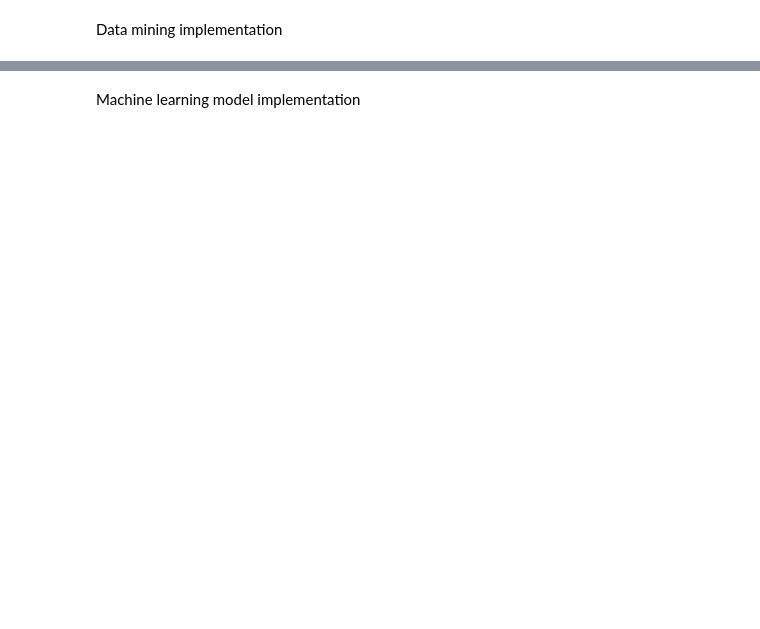
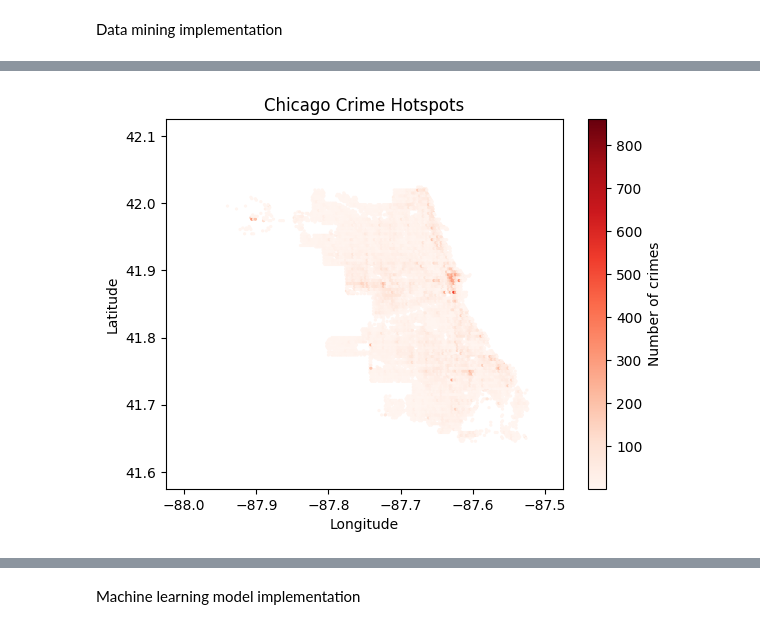
Before and after one commit to hhhzs/Chicago-Crime-Analysis, a Jupyter notebook: CS483_Final_Project_Crime_Analysis.ipynb, the cells around one changed output, grey strips where cells are left out. Saved outputs shown, nothing was run; the diff lists cells and outputs as text; code cells hidden in the pictures; blank space fills up the shorter version.

```diff
--- a/CS483_Final_Project_Crime_Analysis.ipynb
+++ b/CS483_Final_Project_Crime_Analysis.ipynb
@@ -64,0 +208,20 @@ Data mining implementation
+# %%
+# extract the latitude and longitude information from the DataFrame
+
+# X = df_clean[['LATITUDE', 'LONGITUDE']].values - Original
+#X = df[['LATITUDE', 'LONGITUDE']].values #for final.csv
+X = df[['Latitude', 'Longitude']].values
+
+# create a hexbin plot of the crime hotspots
+plt.hexbin(x=X[:, 1], y=X[:, 0], gridsize=200, cmap='Reds', mincnt=1, extent=[-88.0, -87.5, 41.6, 42.1])
+plt.title('Chicago Crime Hotspots')
+plt.xlabel('Longitude')
+plt.ylabel('Latitude')
+
+# add a colorbar to the plot
+cb = plt.colorbar()
+cb.set_label('Number of crimes')
+
+plt.show()
+# %% [output]
+[figure, added]
```
Also changed, not shown: parts of 36 cells of this notebook.
